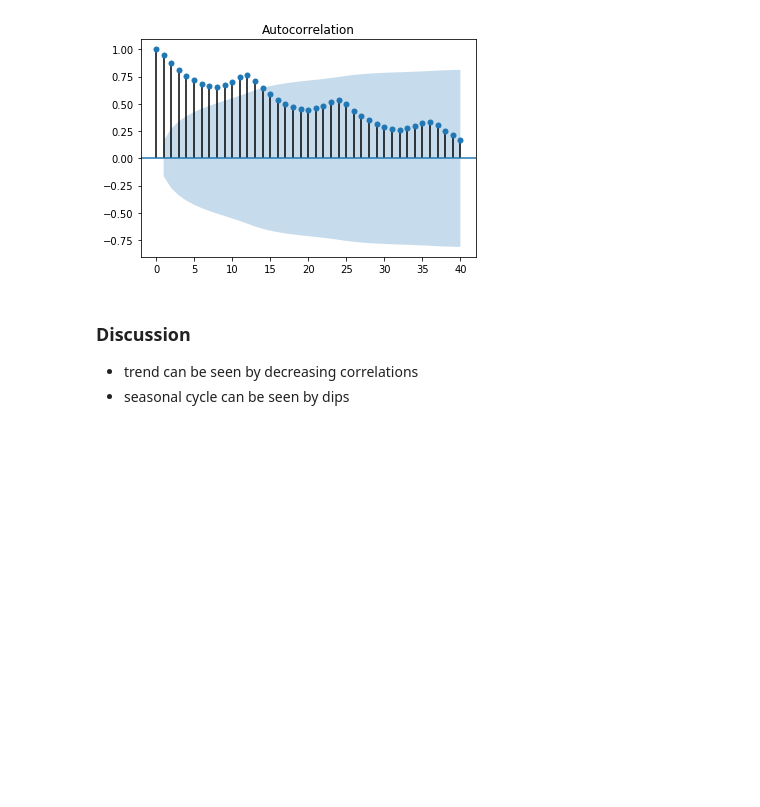
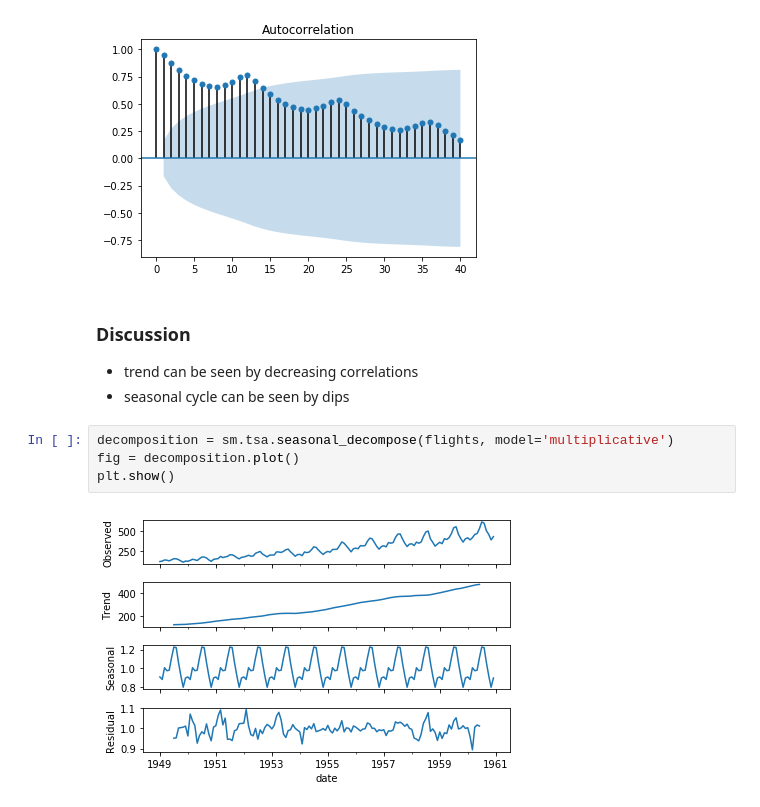
Before and after one commit to snowch-notes/statistics-old, a Jupyter notebook: timeseries/acf_trend_and_seasonal.ipynb, the cells around one changed output. Saved outputs shown, nothing was run; the diff lists cells and outputs as text; blank space fills up the shorter version.

```diff
--- a/timeseries/acf_trend_and_seasonal.ipynb
+++ b/timeseries/acf_trend_and_seasonal.ipynb
@@ -53,3 +53,9 @@ plt.show()
 
 - trend can be seen by decreasing correlations
 - seasonal cycle can be seen by dips
+# %%
+decomposition = sm.tsa.seasonal_decompose(flights, model='multiplicative')
+fig = decomposition.plot()
+plt.show()
+# %% [output]
+[figure, added]
```
